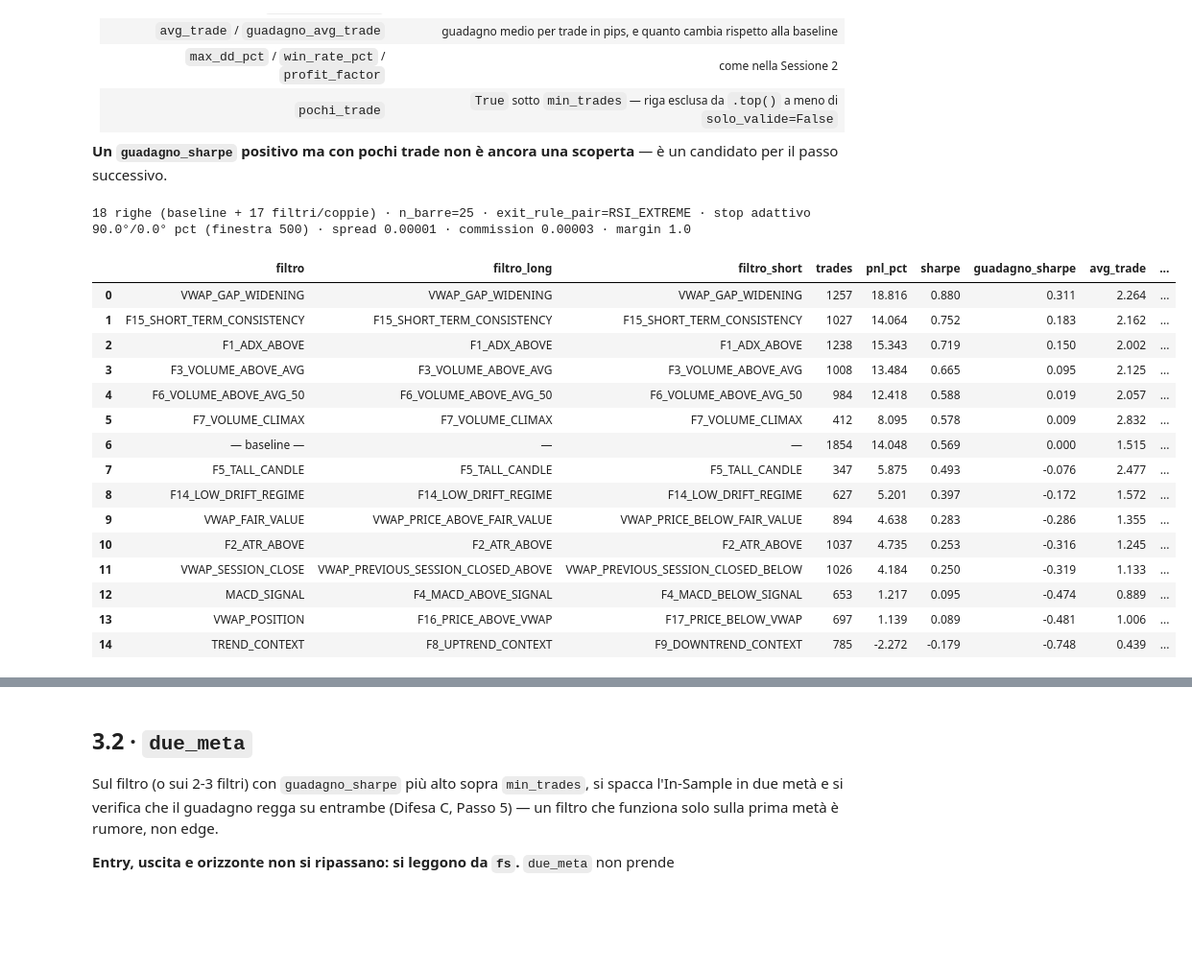
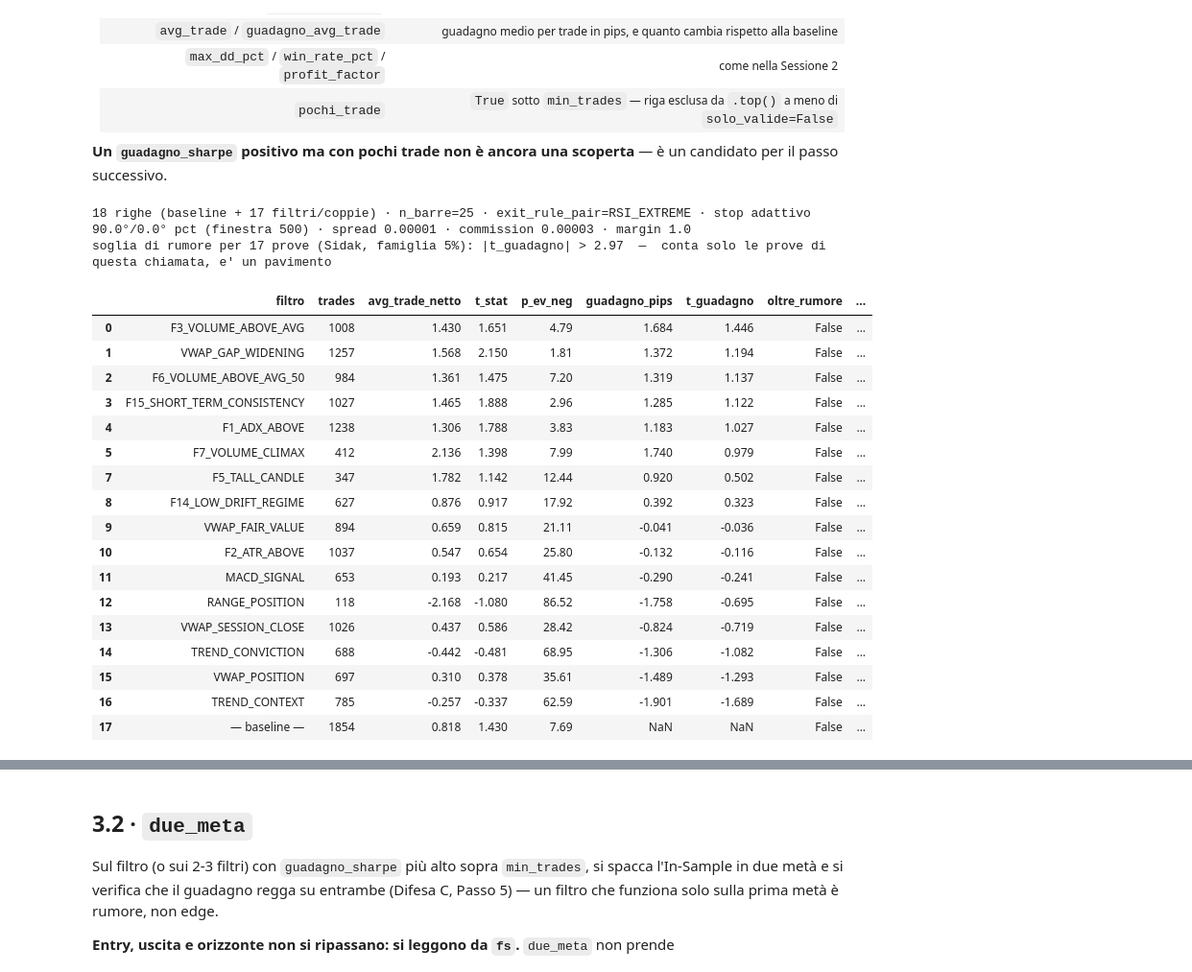
Before and after one commit to matti410/Trading-System-Creator_V4, a Jupyter notebook: Trading_Grid_Search_v4_backtesting.ipynb, the cells around one changed output, grey strips where cells are left out. Shown at 96% size. Drawn from its saved outputs; the diff is of its cells as text; code cells hidden in the pictures; blank space fills up the shorter version.

```diff
--- a/Trading_Grid_Search_v4_backtesting.ipynb
+++ b/Trading_Grid_Search_v4_backtesting.ipynb
@@ -402,29 +401,33 @@ filtri_da_provare = (eng.registry.list_filters(0) +
 # %%
 fs = run_filter_search_bt(
     df_is,
     entry_long="E11_INVERTED_HAMMER",
     entry_short="E9_SHORT_CLOSING_PATTERN_ONLY_II",
     exit_rule_pair="RSI_EXTREME",
     n_barre=H,
     filtri=filtri_da_provare,
-    perc_sl=90.0, perc_tp=0.0, **costi, min_trades=30,
+    perc_sl=90.0, perc_tp=0.0, **costi, min_trades_giudizio=100,
+    p_max=5.0, alpha=0.05
 )
-fs.top(15)
+fs.top(20)
 # %% [output]
 18 righe (baseline + 17 filtri/coppie) · n_barre=25 · exit_rule_pair=RSI_EXTREME · stop adattivo 90.0°/0.0° pct (finestra 500) · spread 0.00001 · commission 0.00003 · margin 1.0
+soglia di rumore per 17 prove (Sidak, famiglia 5%): |t_guadagno| > 2.97  —  conta solo le prove di questa chiamata, e' un pavimento
-|  | filtro | filtro_long | filtro_short | trades | pnl_pct | sharpe | guadagno_sharpe | avg_trade | ... |
-| 0 | VWAP_GAP_WIDENING | VWAP_GAP_WIDENING | VWAP_GAP_WIDENING | 1257 | 18.816 | 0.880 | 0.311 | 2.264 | ... |
-| 1 | F15_SHORT_TERM_CONSISTENCY | F15_SHORT_TERM_CONSISTENCY | F15_SHORT_TERM_CONSISTENCY | 1027 | 14.064 | 0.752 | 0.183 | 2.162 | ... |
-| 2 | F1_ADX_ABOVE | F1_ADX_ABOVE | F1_ADX_ABOVE | 1238 | 15.343 | 0.719 | 0.150 | 2.002 | ... |
-| 3 | F3_VOLUME_ABOVE_AVG | F3_VOLUME_ABOVE_AVG | F3_VOLUME_ABOVE_AVG | 1008 | 13.484 | 0.665 | 0.095 | 2.125 | ... |
-| 4 | F6_VOLUME_ABOVE_AVG_50 | F6_VOLUME_ABOVE_AVG_50 | F6_VOLUME_ABOVE_AVG_50 | 984 | 12.418 | 0.588 | 0.019 | 2.057 | ... |
-| 5 | F7_VOLUME_CLIMAX | F7_VOLUME_CLIMAX | F7_VOLUME_CLIMAX | 412 | 8.095 | 0.578 | 0.009 | 2.832 | ... |
-| 6 | — baseline — | — | — | 1854 | 14.048 | 0.569 | 0.000 | 1.515 | ... |
-| 7 | F5_TALL_CANDLE | F5_TALL_CANDLE | F5_TALL_CANDLE | 347 | 5.875 | 0.493 | -0.076 | 2.477 | ... |
-| 8 | F14_LOW_DRIFT_REGIME | F14_LOW_DRIFT_REGIME | F14_LOW_DRIFT_REGIME | 627 | 5.201 | 0.397 | -0.172 | 1.572 | ... |
-| 9 | VWAP_FAIR_VALUE | VWAP_PRICE_ABOVE_FAIR_VALUE | VWAP_PRICE_BELOW_FAIR_VALUE | 894 | 4.638 | 0.283 | -0.286 | 1.355 | ... |
-| 10 | F2_ATR_ABOVE | F2_ATR_ABOVE | F2_ATR_ABOVE | 1037 | 4.735 | 0.253 | -0.316 | 1.245 | ... |
-| 11 | VWAP_SESSION_CLOSE | VWAP_PREVIOUS_SESSION_CLOSED_ABOVE | VWAP_PREVIOUS_SESSION_CLOSED_BELOW | 1026 | 4.184 | 0.250 | -0.319 | 1.133 | ... |
-| 12 | MACD_SIGNAL | F4_MACD_ABOVE_SIGNAL | F4_MACD_BELOW_SIGNAL | 653 | 1.217 | 0.095 | -0.474 | 0.889 | ... |
-| 13 | VWAP_POSITION | F16_PRICE_ABOVE_VWAP | F17_PRICE_BELOW_VWAP | 697 | 1.139 | 0.089 | -0.481 | 1.006 | ... |
-| 14 | TREND_CONTEXT | F8_UPTREND_CONTEXT | F9_DOWNTREND_CONTEXT | 785 | -2.272 | -0.179 | -0.748 | 0.439 | ... |
+|  | filtro | trades | avg_trade_netto | t_stat | p_ev_neg | guadagno_pips | t_guadagno | oltre_rumore | ... |
+| 0 | F3_VOLUME_ABOVE_AVG | 1008 | 1.430 | 1.651 | 4.79 | 1.684 | 1.446 | False | ... |
+| 1 | VWAP_GAP_WIDENING | 1257 | 1.568 | 2.150 | 1.81 | 1.372 | 1.194 | False | ... |
+| 2 | F6_VOLUME_ABOVE_AVG_50 | 984 | 1.361 | 1.475 | 7.20 | 1.319 | 1.137 | False | ... |
+| 3 | F15_SHORT_TERM_CONSISTENCY | 1027 | 1.465 | 1.888 | 2.96 | 1.285 | 1.122 | False | ... |
+| 4 | F1_ADX_ABOVE | 1238 | 1.306 | 1.788 | 3.83 | 1.183 | 1.027 | False | ... |
+| 5 | F7_VOLUME_CLIMAX | 412 | 2.136 | 1.398 | 7.99 | 1.740 | 0.979 | False | ... |
+| 7 | F5_TALL_CANDLE | 347 | 1.782 | 1.142 | 12.44 | 0.920 | 0.502 | False | ... |
+| 8 | F14_LOW_DRIFT_REGIME | 627 | 0.876 | 0.917 | 17.92 | 0.392 | 0.323 | False | ... |
+| 9 | VWAP_FAIR_VALUE | 894 | 0.659 | 0.815 | 21.11 | -0.041 | -0.036 | False | ... |
+| 10 | F2_ATR_ABOVE | 1037 | 0.547 | 0.654 | 25.80 | -0.132 | -0.116 | False | ... |
+| 11 | MACD_SIGNAL | 653 | 0.193 | 0.217 | 41.45 | -0.290 | -0.241 | False | ... |
+| 12 | RANGE_POSITION | 118 | -2.168 | -1.080 | 86.52 | -1.758 | -0.695 | False | ... |
+| 13 | VWAP_SESSION_CLOSE | 1026 | 0.437 | 0.586 | 28.42 | -0.824 | -0.719 | False | ... |
+| 14 | TREND_CONVICTION | 688 | -0.442 | -0.481 | 68.95 | -1.306 | -1.082 | False | ... |
+| 15 | VWAP_POSITION | 697 | 0.310 | 0.378 | 35.61 | -1.489 | -1.293 | False | ... |
+| 16 | TREND_CONTEXT | 785 | -0.257 | -0.337 | 62.59 | -1.901 | -1.689 | False | ... |
+| 17 | — baseline — | 1854 | 0.818 | 1.430 | 7.69 | NaN | NaN | False | ... |
```
Also changed, not shown: parts of 14 cells of this notebook.
